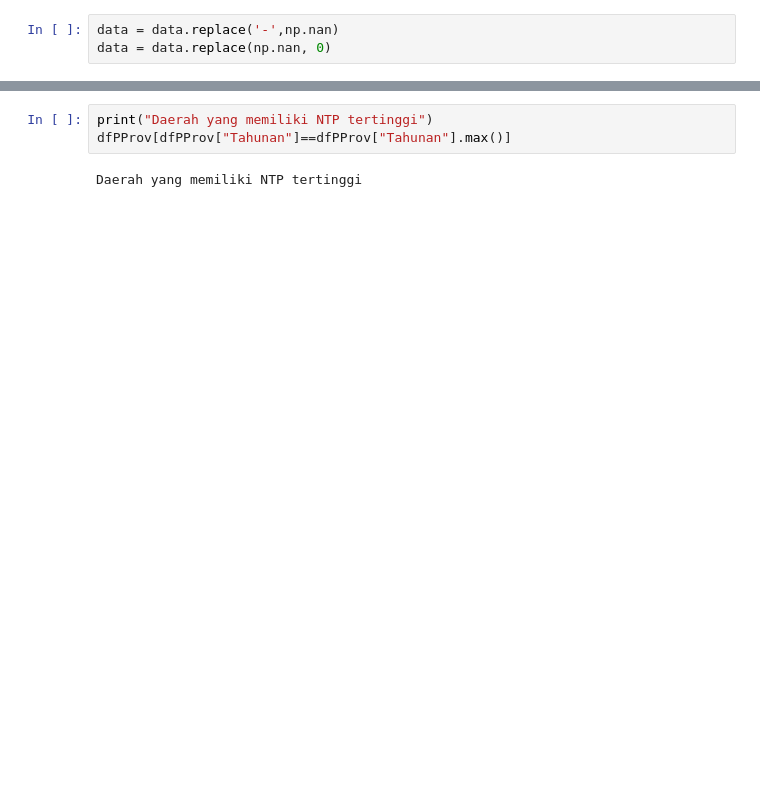
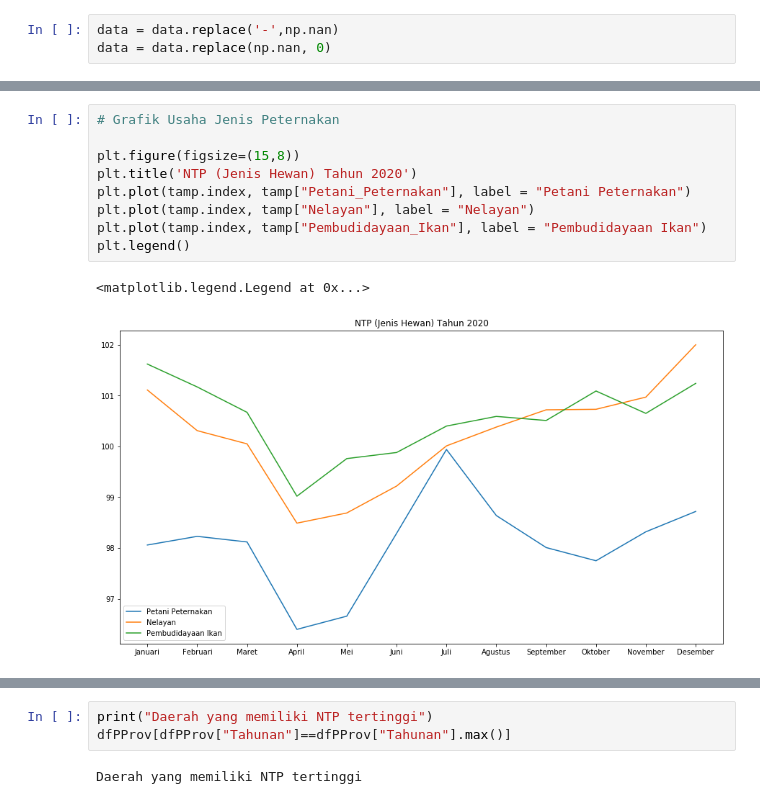
Before and after one commit to IanNarsa/iannarsa.github.io, a Jupyter notebook: pertanian/NTP.ipynb, the cells around one changed output, grey strips where cells are left out. Saved outputs shown, nothing was run; the diff lists cells and outputs as text; blank space fills up the shorter version.

```diff
--- a/pertanian/NTP.ipynb
+++ b/pertanian/NTP.ipynb
@@ -99,2 +191,14 @@ dfPProv.drop(columns="Tahunan").describe()
+# %%
+# Grafik Usaha Jenis Peternakan
+
+plt.figure(figsize=(15,8))
+plt.title('NTP (Jenis Hewan) Tahun 2020')
+plt.plot(tamp.index, tamp["Petani_Peternakan"], label = "Petani Peternakan")
+plt.plot(tamp.index, tamp["Nelayan"], label = "Nelayan")
+plt.plot(tamp.index, tamp["Pembudidayaan_Ikan"], label = "Pembudidayaan Ikan")
+plt.legend()
+# %% [output]
+<matplotlib.legend.Legend at 0x...>
+[figure, added]
 # %%
 dfPProv = dfPProv.reset_index()
```
Also changed, not shown: parts of 28 cells of this notebook.
